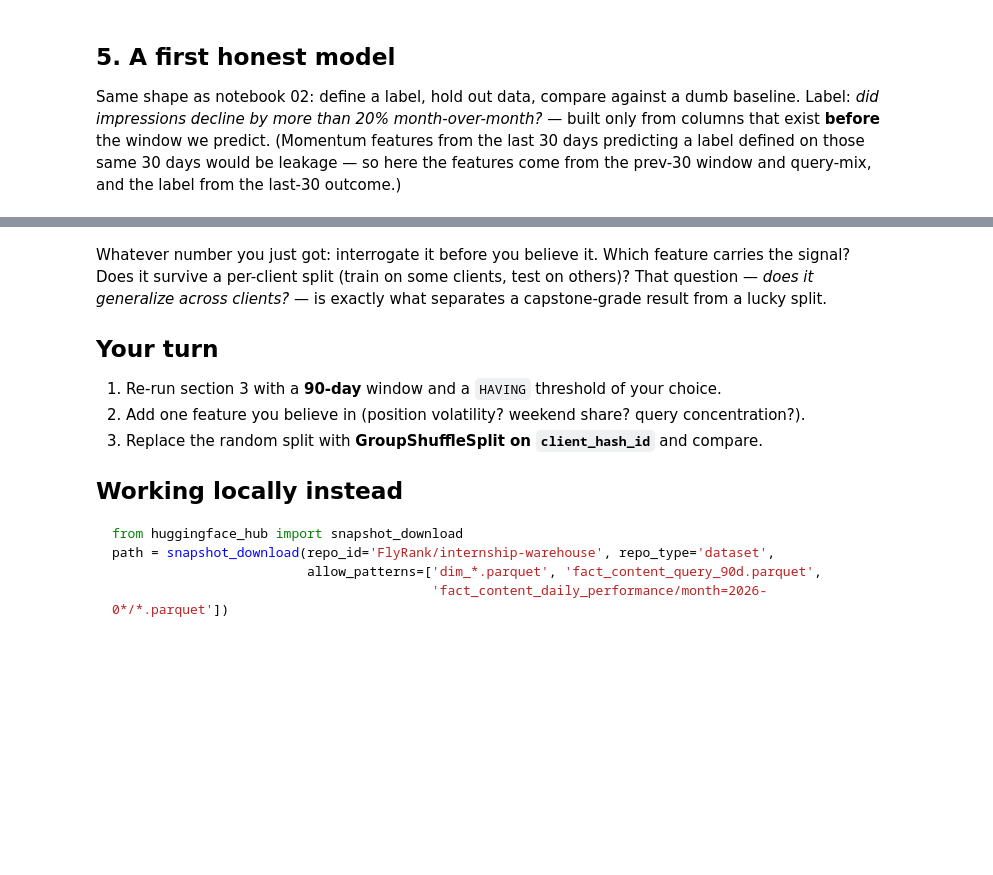
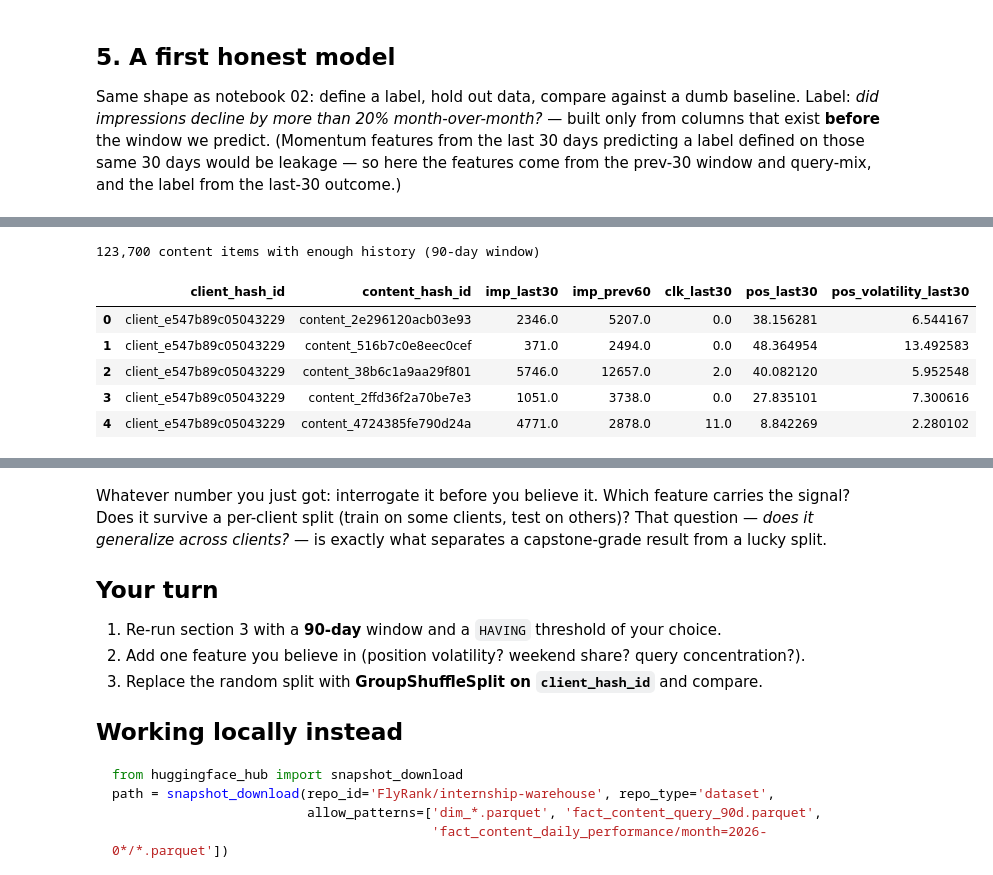
Before and after one commit to Ssaqlain09/flyrank-ml-internship, a Jupyter notebook: notebooks/03_working_with_the_full_release.ipynb, the cells around one changed output, grey strips where cells are left out. Drawn from its saved outputs; the diff is of its cells as text; code cells hidden in the pictures; blank space fills up the shorter version.

```diff
--- a/notebooks/03_working_with_the_full_release.ipynb
+++ b/notebooks/03_working_with_the_full_release.ipynb
@@ -154,0 +202,30 @@ print(classification_report(y_te, model.predict(X_te), digits=3))
+# %%
+features_90d = con.sql(f"""
+    WITH bounds AS (
+        SELECT MAX(report_date) AS end_d FROM {TABLES['fact_daily']}
+    ),
+    windowed AS (
+        SELECT f.client_hash_id, f.content_hash_id,
+               SUM(CASE WHEN f.report_date >  b.end_d - INTERVAL 30 DAY THEN f.gsc_impressions ELSE 0 END) AS imp_last30,
+               SUM(CASE WHEN f.report_date <= b.end_d - INTERVAL 30 DAY AND f.report_date > b.end_d - INTERVAL 90 DAY THEN f.gsc_impressions ELSE 0 END) AS imp_prev60,
+               SUM(CASE WHEN f.report_date >  b.end_d - INTERVAL 30 DAY THEN f.gsc_clicks ELSE 0 END) AS clk_last30,
+               AVG(CASE WHEN f.report_date >  b.end_d - INTERVAL 30 DAY THEN f.gsc_avg_position END) AS pos_last30,
+               STDDEV(CASE WHEN f.report_date >  b.end_d - INTERVAL 30 DAY THEN f.gsc_avg_position END) AS pos_volatility_last30
+        FROM {TABLES['fact_daily']} f, bounds b
+        WHERE f.report_date > b.end_d - INTERVAL 90 DAY
+        GROUP BY 1, 2
+        HAVING imp_prev60 >= 150
+    )
+    SELECT * FROM windowed
+""").df()
+
+print(f'{len(features_90d):,} content items with enough history (90-day window)')
+features_90d.head()
+# %% [output]
+123,700 content items with enough history (90-day window)
+|  | client_hash_id | content_hash_id | imp_last30 | imp_prev60 | clk_last30 | pos_last30 | pos_volatility_last30 |
+| 0 | client_e547b89c05043229 | content_2e296120acb03e93 | 2346.0 | 5207.0 | 0.0 | 38.156281 | 6.544167 |
+| 1 | client_e547b89c05043229 | content_516b7c0e8eec0cef | 371.0 | 2494.0 | 0.0 | 48.364954 | 13.492583 |
+| 2 | client_e547b89c05043229 | content_38b6c1a9aa29f801 | 5746.0 | 12657.0 | 2.0 | 40.082120 | 5.952548 |
+| 3 | client_e547b89c05043229 | content_2ffd36f2a70be7e3 | 1051.0 | 3738.0 | 0.0 | 27.835101 | 7.300616 |
+| 4 | client_e547b89c05043229 | content_4724385fe790d24a | 4771.0 | 2878.0 | 11.0 | 8.842269 | 2.280102 |
```
Also changed, not shown: parts of 7 cells of this notebook.
